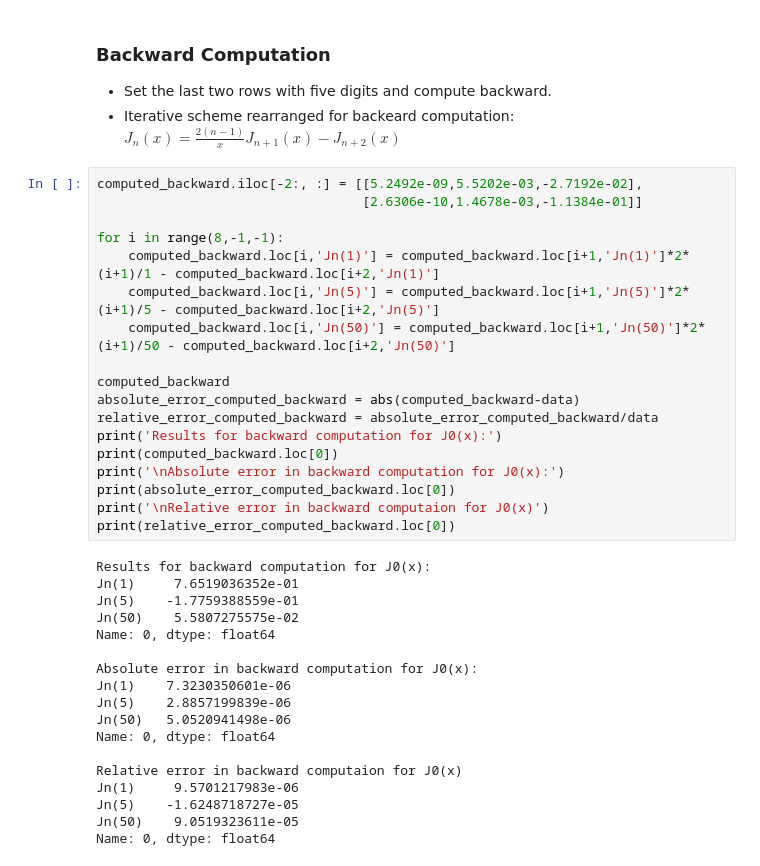
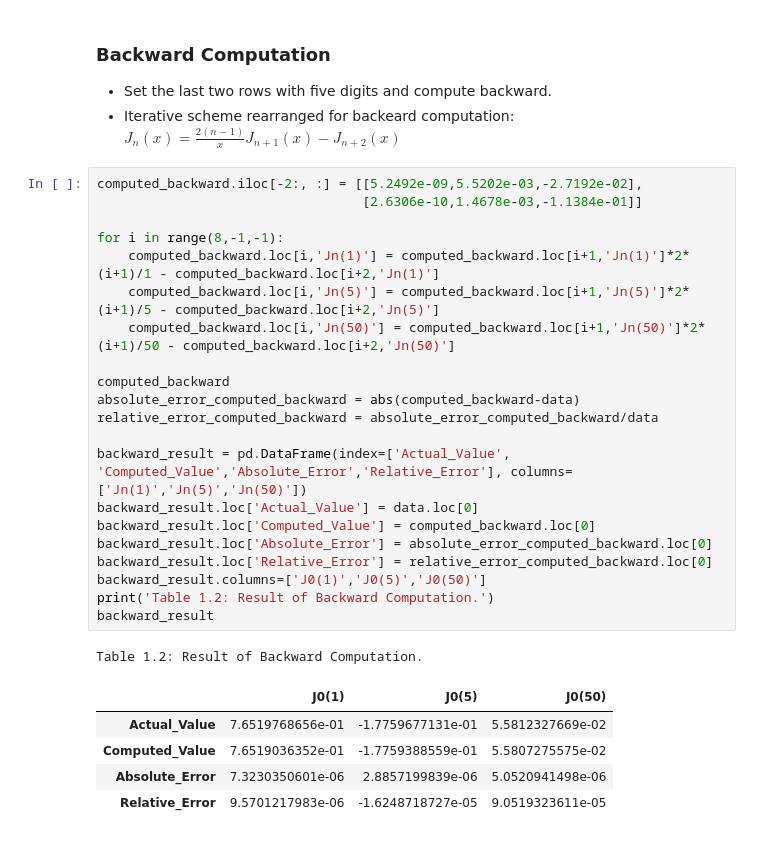
Before and after one commit to pesricha/DS288-Numerical-Methods, a Jupyter notebook: Homework-1.ipynb, the cells around one changed output. Saved outputs shown, nothing was run; the diff lists cells and outputs as text.

```diff
--- a/Homework-1.ipynb
+++ b/Homework-1.ipynb
@@ -128,36 +83,28 @@ plt.show()
 # %%
 computed_backward.iloc[-2:, :] = [[5.2492e-09,5.5202e-03,-2.7192e-02],
                                   [2.6306e-10,1.4678e-03,-1.1384e-01]]
 
 for i in range(8,-1,-1):
     computed_backward.loc[i,'Jn(1)'] = computed_backward.loc[i+1,'Jn(1)']*2*(i+1)/1 - computed_backward.loc[i+2,'Jn(1)']
     computed_backward.loc[i,'Jn(5)'] = computed_backward.loc[i+1,'Jn(5)']*2*(i+1)/5 - computed_backward.loc[i+2,'Jn(5)']
     computed_backward.loc[i,'Jn(50)'] = computed_backward.loc[i+1,'Jn(50)']*2*(i+1)/50 - computed_backward.loc[i+2,'Jn(50)']
 
 computed_backward
 absolute_error_computed_backward = abs(computed_backward-data)
 relative_error_computed_backward = absolute_error_computed_backward/data
-print('Results for backward computation for J0(x):')
-print(computed_backward.loc[0])
-print('\nAbsolute error in backward computation for J0(x):')
-print(absolute_error_computed_backward.loc[0])
-print('\nRelative error in backward computaion for J0(x)')
-print(relative_error_computed_backward.loc[0])
+
+backward_result = pd.DataFrame(index=['Actual_Value', 'Computed_Value','Absolute_Error','Relative_Error'], columns= ['Jn(1)','Jn(5)','Jn(50)'])
+backward_result.loc['Actual_Value'] = data.loc[0]
+backward_result.loc['Computed_Value'] = computed_backward.loc[0]
+backward_result.loc['Absolute_Error'] = absolute_error_computed_backward.loc[0]
+backward_result.loc['Relative_Error'] = relative_error_computed_backward.loc[0]
+backward_result.columns=['J0(1)','J0(5)','J0(50)']
+print('Table 1.2: Result of Backward Computation.')
+backward_result
 # %% [output]
-Results for backward computation for J0(x):
-Jn(1)     7.6519036352e-01
-Jn(5)    -1.7759388559e-01
-Jn(50)    5.5807275575e-02
-Name: 0, dtype: float64
-
-Absolute error in backward computation for J0(x):
-Jn(1)    7.3230350601e-06
-Jn(5)    2.8857199839e-06
-Jn(50)   5.0520941498e-06
-Name: 0, dtype: float64
-
-Relative error in backward computaion for J0(x)
-Jn(1)     9.5701217983e-06
-Jn(5)    -1.6248718727e-05
-Jn(50)    9.0519323611e-05
-Name: 0, dtype: float64
+Table 1.2: Result of Backward Computation.
+|  | J0(1) | J0(5) | J0(50) |
+| Actual_Value | 7.6519768656e-01 | -1.7759677131e-01 | 5.5812327669e-02 |
+| Computed_Value | 7.6519036352e-01 | -1.7759388559e-01 | 5.5807275575e-02 |
+| Absolute_Error | 7.3230350601e-06 | 2.8857199839e-06 | 5.0520941498e-06 |
+| Relative_Error | 9.5701217983e-06 | -1.6248718727e-05 | 9.0519323611e-05 |
```
Also changed, not shown: parts of 11 cells of this notebook, 1 other file.
